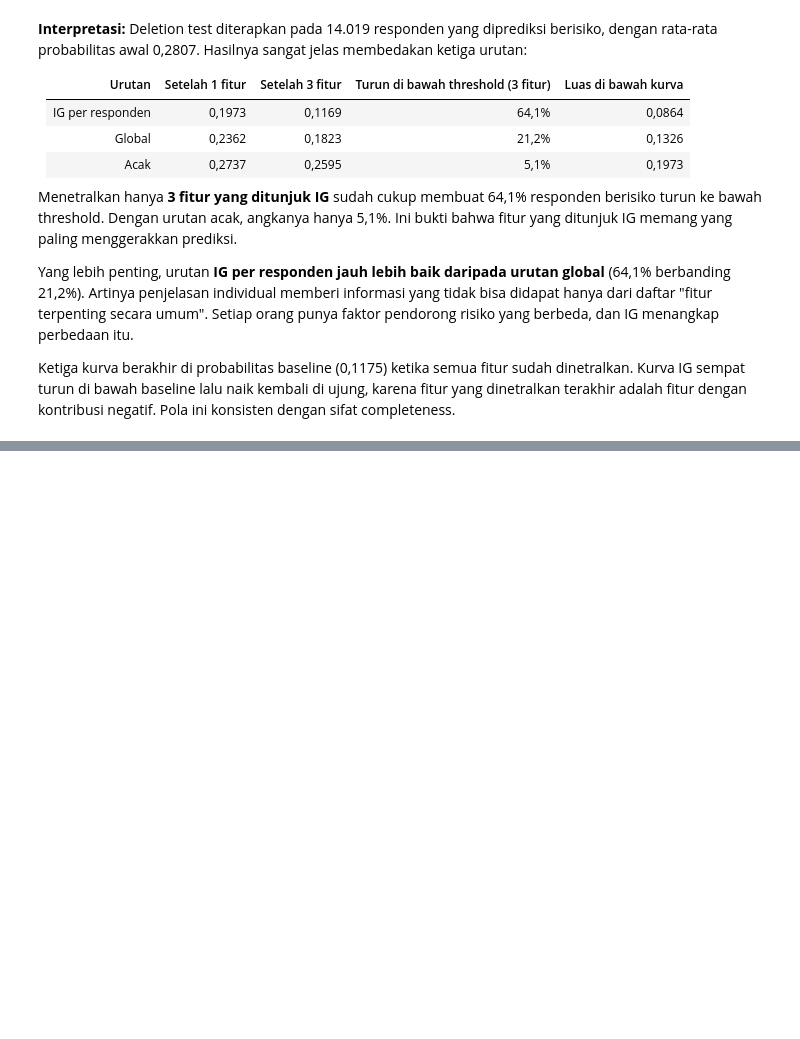
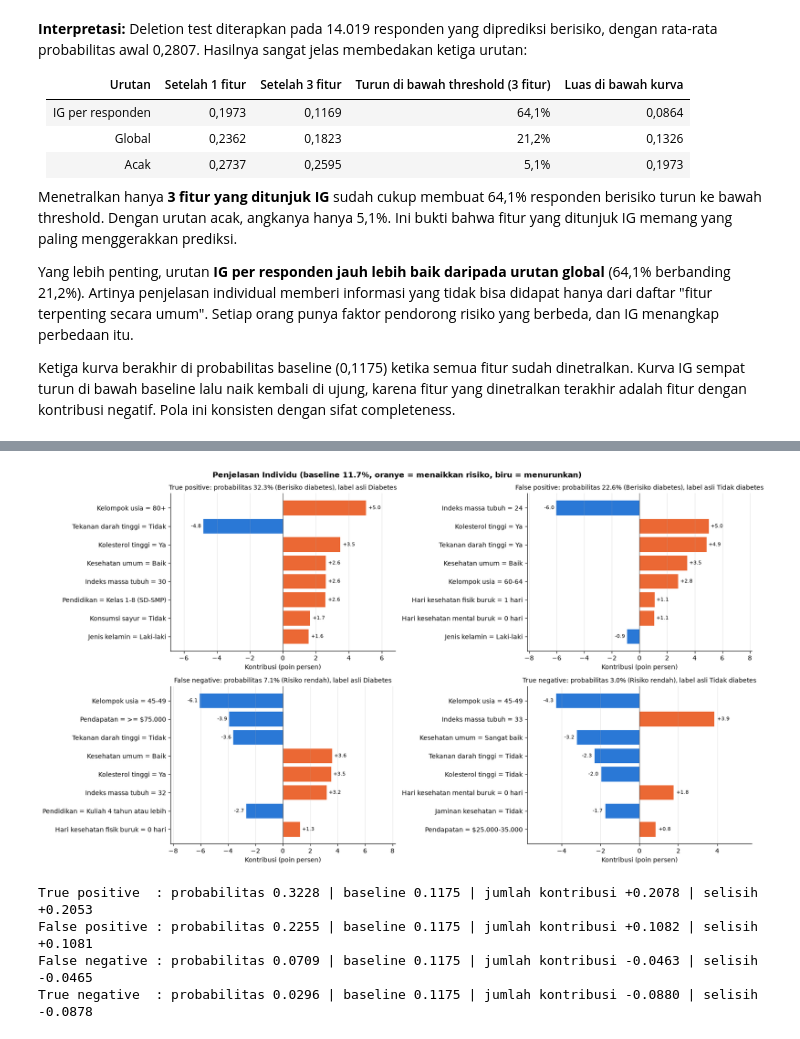
Before and after one commit to felix-malvin/mythos-diabetes-risk-mlp, a Jupyter notebook: notebooks/06_fitur_unik_explainability.ipynb, the cells around one changed output, grey strips where cells are left out. Saved outputs shown, nothing was run; the diff lists cells and outputs as text; code cells hidden in the pictures; blank space fills up the shorter version.

Commit message:
Fitur 2: Studi kasus individu diuji

```diff
--- a/notebooks/06_fitur_unik_explainability.ipynb
+++ b/notebooks/06_fitur_unik_explainability.ipynb
@@ -400,0 +451,39 @@ Ketiga kurva berakhir di probabilitas baseline (0,1175) ketika semua fitur sudah
+# %%
+pred = (prob_val >= THRESHOLD).astype(int)
+kelompok = {"True positive": (y_val == 1) & (pred == 1), "False positive": (y_val == 0) & (pred == 1),
+            "False negative": (y_val == 1) & (pred == 0), "True negative": (y_val == 0) & (pred == 0)}
+kasus = {}
+for nama, mask in kelompok.items():
+    idx = np.where(mask)[0]
+    kasus[nama] = int(idx[np.argmin(np.abs(prob_val[idx] - np.median(prob_val[idx])))])
+
+fig, axes = plt.subplots(2, 2, figsize=(16, 9))
+for ax, (nama, i) in zip(axes.flat, kasus.items()):
+    kontrib = pd.Series(attr_val[i] * 100, index=config.FEATURE_COLS)
+    top = kontrib.reindex(kontrib.abs().sort_values(ascending=False).index[:8])[::-1]
+    label = [f"{config.FEATURE_INFO[c]['nama']} = {inf.format_value(c, X_val_raw.loc[i, c])}" for c in top.index]
+    ax.barh(label, top.values, color=[WARNA_NAIK if v > 0 else WARNA_TURUN for v in top.values])
+    for j, v in enumerate(top.values):
+        ax.text(v + (0.15 if v >= 0 else -0.15), j, f"{v:+.1f}", va="center", ha="left" if v >= 0 else "right", fontsize=8)
+    ax.axvline(0, color="#555555", lw=0.8)
+    ax.grid(axis="y", visible=False)
+    lim = max(abs(top.values).max() * 1.35, 1)
+    ax.set_xlim(-lim, lim)
+    ax.set_xlabel("Kontribusi (poin persen)")
+    ax.set_title(f"{nama}: probabilitas {prob_val[i]:.1%} ({inf.risk_category(prob_val[i], THRESHOLD)}), "
+                 f"label asli {config.CLASS_LABELS[int(y_val[i])]}", fontsize=10)
+fig.suptitle(f"Penjelasan Individu (baseline {baseline_prob:.1%}, oranye = menaikkan risiko, biru = menurunkan)",
+             fontweight="bold")
+fig.tight_layout()
+viz.save_fig(fig, "fu2_04_studi_kasus")
+plt.show()
+
+for nama, i in kasus.items():
+    print(f"{nama:<15}: probabilitas {prob_val[i]:.4f} | baseline {baseline_prob:.4f} | "
+          f"jumlah kontribusi {attr_val[i].sum():+.4f} | selisih {prob_val[i] - baseline_prob:+.4f}")
+# %% [output]
+[figure, added]
+True positive  : probabilitas 0.3228 | baseline 0.1175 | jumlah kontribusi +0.2078 | selisih +0.2053
+False positive : probabilitas 0.2255 | baseline 0.1175 | jumlah kontribusi +0.1082 | selisih +0.1081
+False negative : probabilitas 0.0709 | baseline 0.1175 | jumlah kontribusi -0.0463 | selisih -0.0465
+True negative  : probabilitas 0.0296 | baseline 0.1175 | jumlah kontribusi -0.0880 | selisih -0.0878
```
Also changed, not shown: parts of 5 cells of this notebook, 2 other files.
